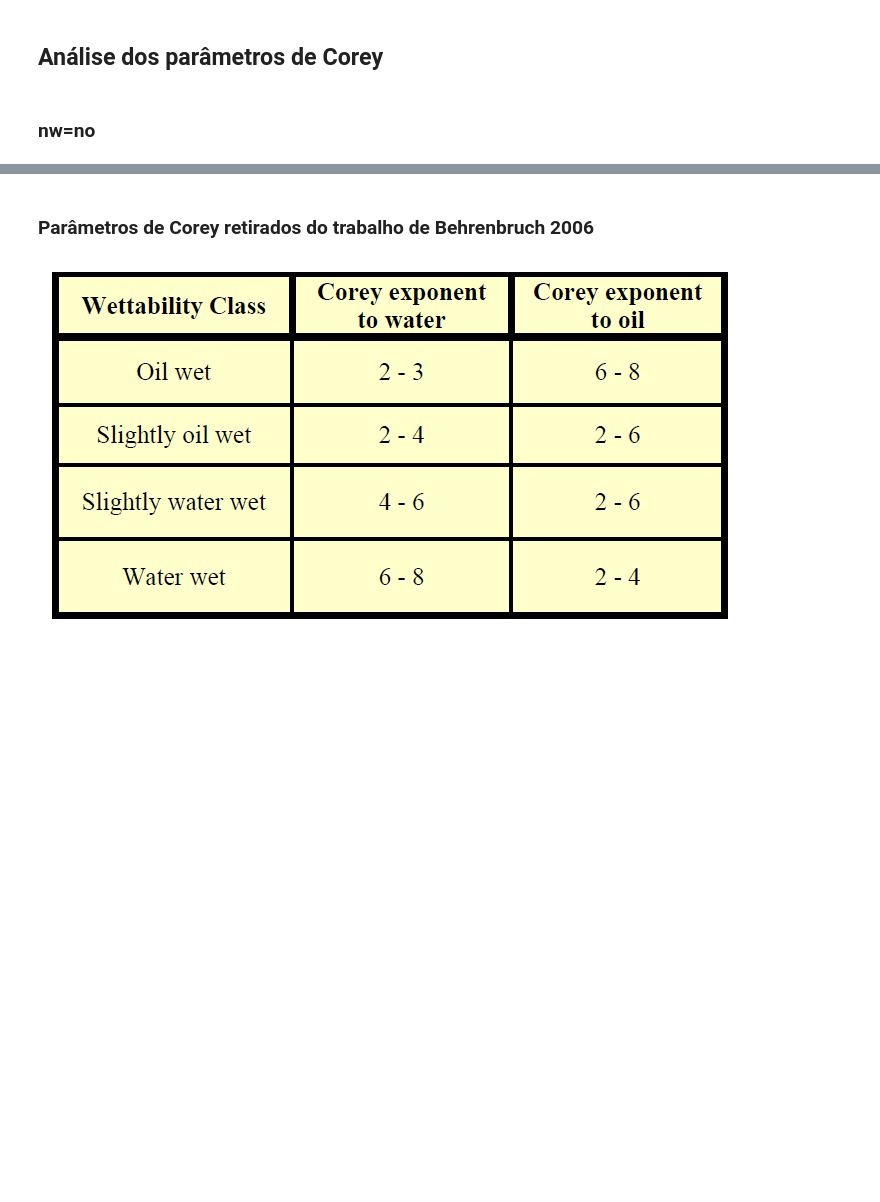
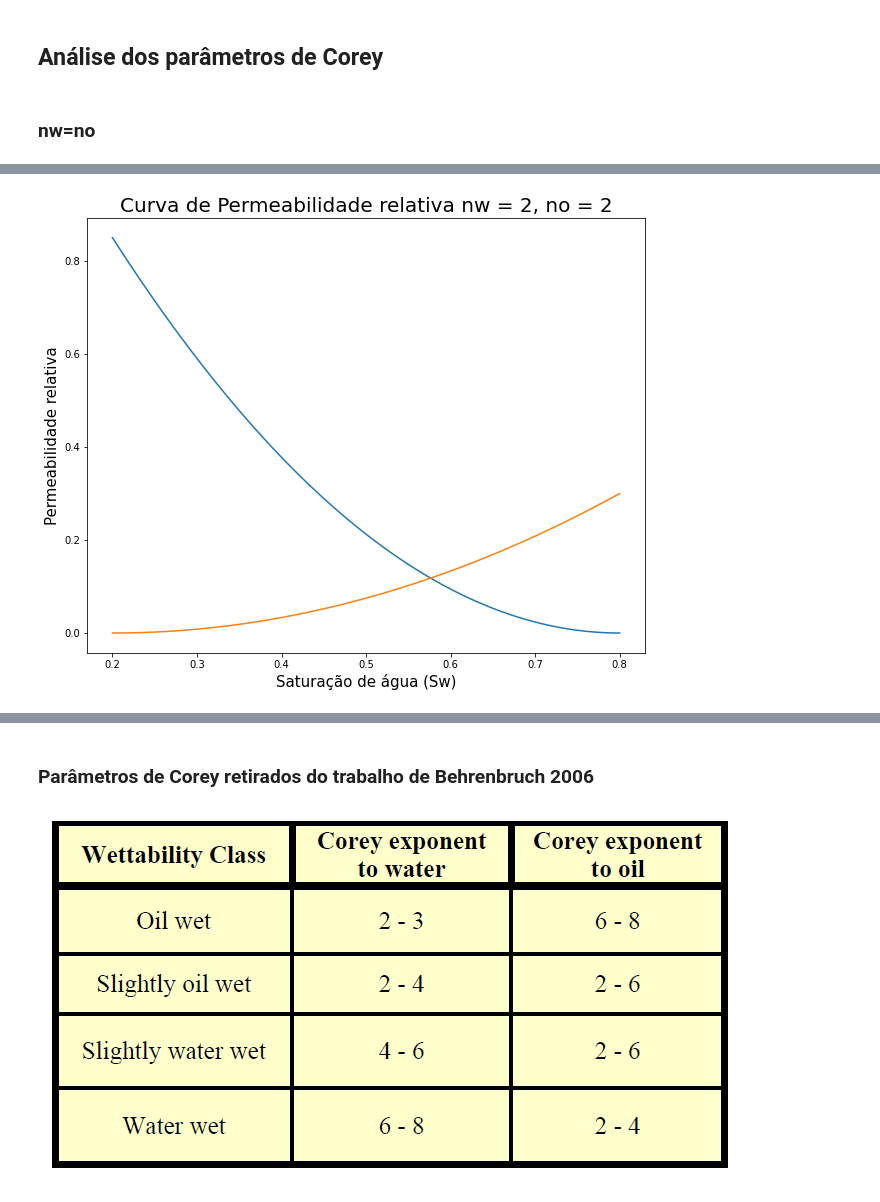
Before and after one commit to igcampos/Mestrado, a Jupyter notebook: analise_de_sensibilidade_prog_um.ipynb, the cells around one changed output, grey strips where cells are left out. Cells and saved outputs as stored; diff of their text form; code cells hidden in the pictures; blank space fills up the shorter version.

```diff
--- a/analise_de_sensibilidade_prog_um.ipynb
+++ b/analise_de_sensibilidade_prog_um.ipynb
@@ -530,0 +413,16 @@ plt.show()
+# %%
+kro_no_nw_2 = kro
+krw_no_nw_2 = krw
+# %%
+#Curva de permeabilidade
+fig = plt.figure(figsize=(10,8))
+
+plt.plot(vetor_saturacao,kro_no_nw_2)
+plt.plot(vetor_saturacao,krw_no_nw_2)
+
+plt.xlabel("Saturação de água (Sw)", fontsize = 15)
+plt.ylabel("Permeabilidade relativa", fontsize = 15)
+plt.title("Curva de Permeabilidade relativa nw = {}, no = {}".format(nw,no), fontsize = 20)
+plt.show()
+# %% [output]
+[figure, added]
```
Also changed, not shown: parts of 126 cells of this notebook.
